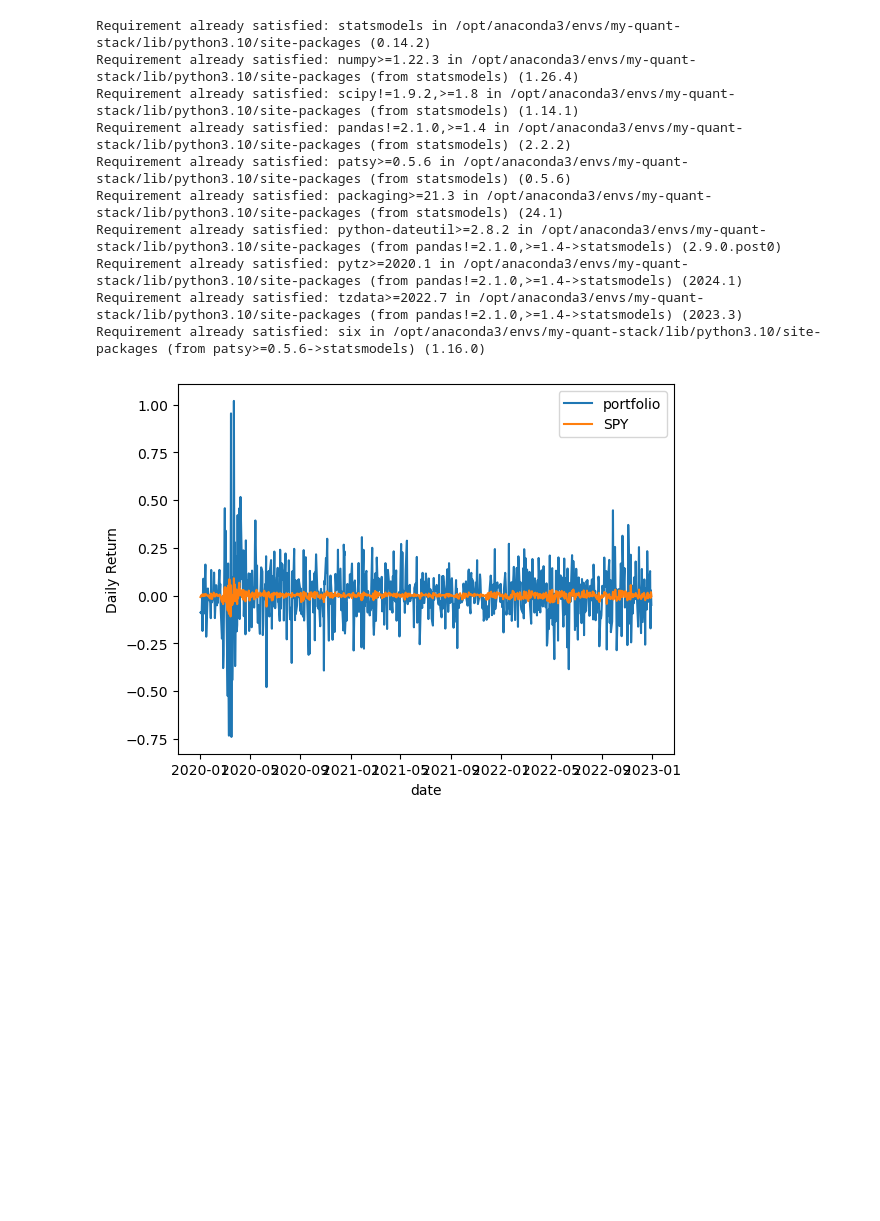
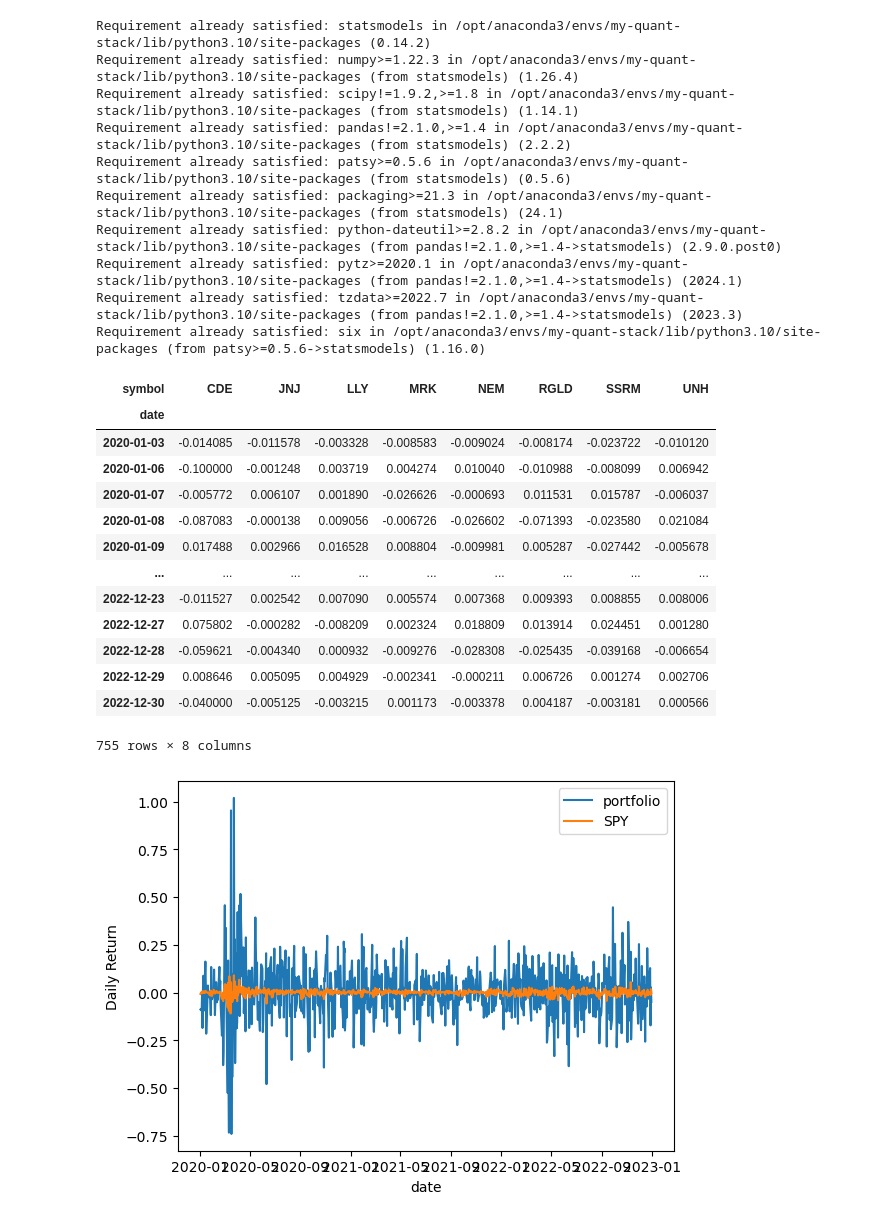
Before and after one commit to Emindu/algo-trading-learning, a Jupyter notebook: 5.alpha-factors/2.hedge.ipynb, the cells around one changed output. Saved outputs shown, nothing was run; the diff lists cells and outputs as text; code cells hidden in the pictures; blank space fills up the shorter version.

```diff
--- a/5.alpha-factors/2.hedge.ipynb
+++ b/5.alpha-factors/2.hedge.ipynb
@@ -42,6 +42,23 @@ data = obb.equity.price.historical(
 ).pivot(columns="symbol", values="close")
 # %%
 benchmark_returns = data.pop("SPY").pct_change().dropna()
+# %%
+data.pct_change().dropna()
+# %% [output]
+| symbol | CDE | JNJ | LLY | MRK | NEM | RGLD | SSRM | UNH |
+| date |  |  |  |  |  |  |  |  |
+| 2020-01-03 | -0.014085 | -0.011578 | -0.003328 | -0.008583 | -0.009024 | -0.008174 | -0.023722 | -0.010120 |
+| 2020-01-06 | -0.100000 | -0.001248 | 0.003719 | 0.004274 | 0.010040 | -0.010988 | -0.008099 | 0.006942 |
+| 2020-01-07 | -0.005772 | 0.006107 | 0.001890 | -0.026626 | -0.000693 | 0.011531 | 0.015787 | -0.006037 |
+| 2020-01-08 | -0.087083 | -0.000138 | 0.009056 | -0.006726 | -0.026602 | -0.071393 | -0.023580 | 0.021084 |
+| 2020-01-09 | 0.017488 | 0.002966 | 0.016528 | 0.008804 | -0.009981 | 0.005287 | -0.027442 | -0.005678 |
+| ... | ... | ... | ... | ... | ... | ... | ... | ... |
+| 2022-12-23 | -0.011527 | 0.002542 | 0.007090 | 0.005574 | 0.007368 | 0.009393 | 0.008855 | 0.008006 |
+| 2022-12-27 | 0.075802 | -0.000282 | -0.008209 | 0.002324 | 0.018809 | 0.013914 | 0.024451 | 0.001280 |
+| 2022-12-28 | -0.059621 | -0.004340 | 0.000932 | -0.009276 | -0.028308 | -0.025435 | -0.039168 | -0.006654 |
+| 2022-12-29 | 0.008646 | 0.005095 | 0.004929 | -0.002341 | -0.000211 | 0.006726 | 0.001274 | 0.002706 |
+| 2022-12-30 | -0.040000 | -0.005125 | -0.003215 | 0.001173 | -0.003378 | 0.004187 | -0.003181 | 0.000566 |
+755 rows × 8 columns
 # %%
 portfolio_returns = data.pct_change().dropna().sum(axis=1)
 portfolio_returns.name = "portfolio"
```
Also changed, not shown: parts of 1 cell of this notebook, 4 other files.
